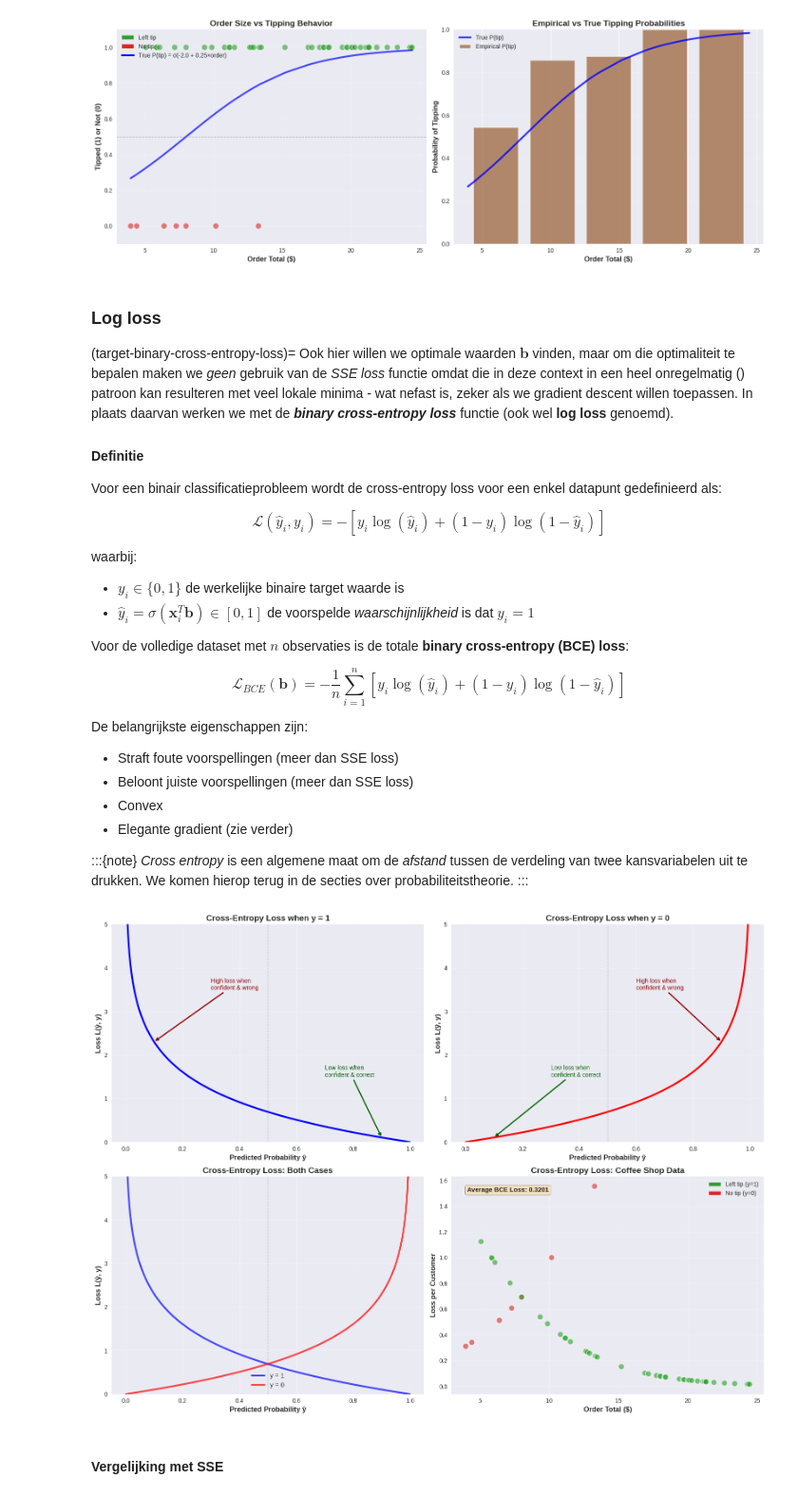
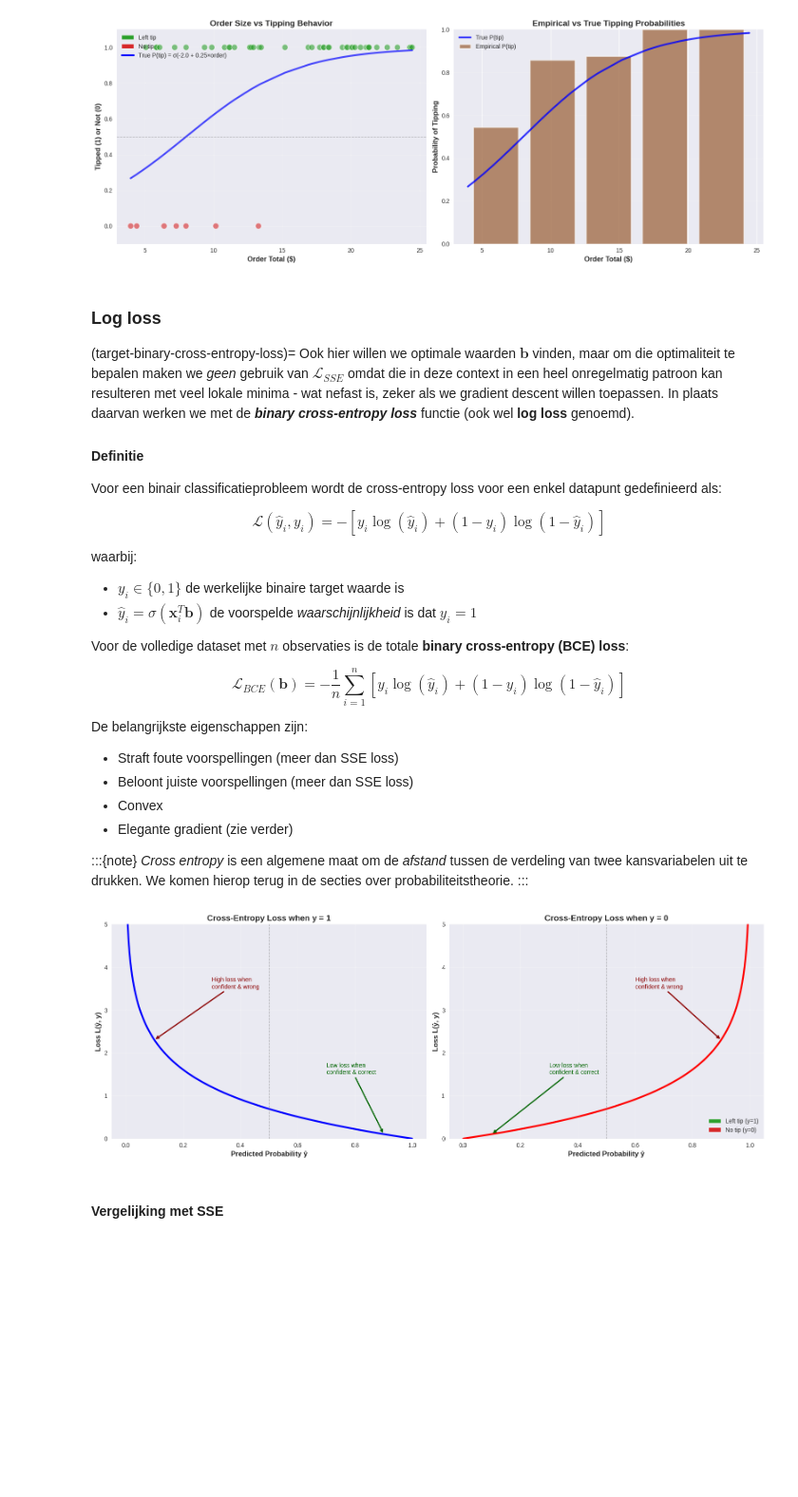
Before and after one commit to ap-mdi-it/ml-courses, a Jupyter notebook: book/math_foundations/linear_regression/glm.ipynb, the cells around one changed output. Shown at 95% size. Saved outputs shown, nothing was run; the diff lists cells and outputs as text; code cells hidden in the pictures; blank space fills up the shorter version.

```diff
--- a/book/math_foundations/linear_regression/glm.ipynb
+++ b/book/math_foundations/linear_regression/glm.ipynb
@@ -258,7 +258,7 @@ Non-tippers: 7 (14.0%)
 # %% [markdown]
 ### Log loss
 (target-binary-cross-entropy-loss)=
-Ook hier willen we optimale waarden $\pmb{b}$ vinden, maar om die optimaliteit te bepalen maken we _geen_ gebruik van de _SSE loss_ functie omdat die in deze context in een heel onregelmatig () patroon kan resulteren met veel lokale minima - wat nefast is, zeker als we gradient descent willen toepassen. In plaats daarvan werken we met de **_binary cross-entropy loss_** functie (ook wel **log loss** genoemd).
+Ook hier willen we optimale waarden $\pmb{b}$ vinden, maar om die optimaliteit te bepalen maken we _geen_ gebruik van $\mathcal{L}_{SSE}$ omdat die in deze context in een heel onregelmatig patroon kan resulteren met veel lokale minima - wat nefast is, zeker als we gradient descent willen toepassen. In plaats daarvan werken we met de **_binary cross-entropy loss_** functie (ook wel **log loss** genoemd).
 
 #### Definitie
 
@@ -270,7 +270,7 @@ $$
 
 waarbij:
 - $y_i \in \{0, 1\}$ de werkelijke binaire target waarde is
-- $\hat{y}_i = \sigma(\pmb{x}_i^T\pmb{b}) \in [0, 1]$ de voorspelde _waarschijnlijkheid_ is dat $y_i = 1$
+- $\hat{y}_i = \sigma(\pmb{x}_i^T\pmb{b})$ de voorspelde _waarschijnlijkheid_ is dat $y_i = 1$
 
 Voor de volledige dataset met $n$ observaties is de totale **binary cross-entropy (BCE) loss**:
 
@@ -291,14 +291,14 @@ _Cross entropy_ is een algemene maat om de _afstand_ tussen de verdeling van twe
 :::
 # %%
 # Visualize the cross-entropy loss function
-fig, axes = plt.subplots(2, 2, figsize=(16, 12))
+fig, axes = plt.subplots(1, 2, figsize=(16, 6))
 
 # Generate predicted probabilities
 y_hat = np.linspace(0.001, 0.999, 1000)  # Avoid log(0)
 
 # Case 1: True label y = 1
 loss_y1 = -np.log(y_hat)
-ax = axes[0, 0]
+ax = axes[0]
 ax.plot(y_hat, loss_y1, "b-", linewidth=3)
 ax.set_xlabel("Predicted Probability ŷ", fontsize=12, fontweight="bold")
 ax.set_ylabel("Loss L(ŷ, y)", fontsize=12, fontweight="bold")
@@ -327,7 +327,7 @@ ax.annotate(
 
 # Case 2: True label y = 0
 loss_y0 = -np.log(1 - y_hat)
-ax = axes[0, 1]
+ax = axes[1]
 ax.plot(y_hat, loss_y0, "r-", linewidth=3)
 ax.set_xlabel("Predicted Probability ŷ", fontsize=12, fontweight="bold")
 ax.set_ylabel("Loss L(ŷ, y)", fontsize=12, fontweight="bold")
@@ -336,77 +336,35 @@ ax.grid(True, alpha=0.3)
 ax.axvline(x=0.5, color="gray", linestyle="--", linewidth=1, alpha=0.5)
 ax.set_ylim(0, 5)
 
 # Add annotations
 ax.annotate(
     "Low loss when\nconfident & correct",
     xy=(0.1, -np.log(1 - 0.1)),
     xytext=(0.3, 1.5),
     fontsize=10,
     color="darkgreen",
     arrowprops={"arrowstyle": "->", "color": "darkgreen", "lw": 2},
 )
 ax.annotate(
     "High loss when\nconfident & wrong",
     xy=(0.9, -np.log(1 - 0.9)),
     xytext=(0.6, 3.5),
     fontsize=10,
     color="darkred",
     arrowprops={"arrowstyle": "->", "color": "darkred", "lw": 2},
 )
 
-# Case 3: Both cases combined
-ax = axes[1, 0]
-ax.plot(y_hat, loss_y1, "b-", linewidth=3, label="y = 1", alpha=0.7)
-ax.plot(y_hat, loss_y0, "r-", linewidth=3, label="y = 0", alpha=0.7)
-ax.set_xlabel("Predicted Probability ŷ", fontsize=12, fontweight="bold")
-ax.set_ylabel("Loss L(ŷ, y)", fontsize=12, fontweight="bold")
-ax.set_title("Cross-Entropy Loss: Both Cases", fontsize=14, fontweight="bold")
-ax.grid(True, alpha=0.3)
-ax.axvline(x=0.5, color="gray", linestyle="--", linewidth=1, alpha=0.5)
-ax.legend(fontsize=11)
-ax.set_ylim(0, 5)
-
-# Case 4: Loss for our coffee shop data
-ax = axes[1, 1]
-
-# Calculate predictions and losses for our data
-predictions = 1 / (1 + np.exp(-(true_b1 + true_b2 * order_totals)))
-losses = -(
-    tips_binary * np.log(predictions + 1e-10) + (1 - tips_binary) * np.log(1 - predictions + 1e-10)
-)
-
-# Plot points colored by actual outcome
-colors_loss = ["#2ca02c" if t == 1 else "#d62728" for t in tips_binary]
-ax.scatter(order_totals, losses, c=colors_loss, s=100, alpha=0.6, edgecolor="white", linewidth=1.5)
-ax.set_xlabel("Order Total ($)", fontsize=12, fontweight="bold")
-ax.set_ylabel("Loss per Customer", fontsize=12, fontweight="bold")
-ax.set_title("Cross-Entropy Loss: Coffee Shop Data", fontsize=14, fontweight="bold")
-ax.grid(True, alpha=0.3)
-
 # Add legend
 legend_elements_loss = [
     Patch(facecolor="#2ca02c", edgecolor="white", label="Left tip (y=1)"),
     Patch(facecolor="#d62728", edgecolor="white", label="No tip (y=0)"),
 ]
-ax.legend(handles=legend_elements_loss, loc="upper right", fontsize=10)
-
-# Add text with average loss
-avg_loss = losses.mean()
-ax.text(
-    0.05,
-    0.95,
-    f"Average BCE Loss: {avg_loss:.4f}",
-    transform=ax.transAxes,
-    fontsize=11,
-    fontweight="bold",
-    verticalalignment="top",
-    bbox={"boxstyle": "round", "facecolor": "wheat", "alpha": 0.8},
-)
+ax.legend(handles=legend_elements_loss, loc="lower right", fontsize=10)
 
 plt.tight_layout()
 plt.show()
 # %% [output]
-[figure, old version]
+[figure, new version]
 # %% [markdown]
 #### Vergelijking met SSE
 # %%
```
Also changed, not shown: parts of 2 cells of this notebook, 10 other files.
